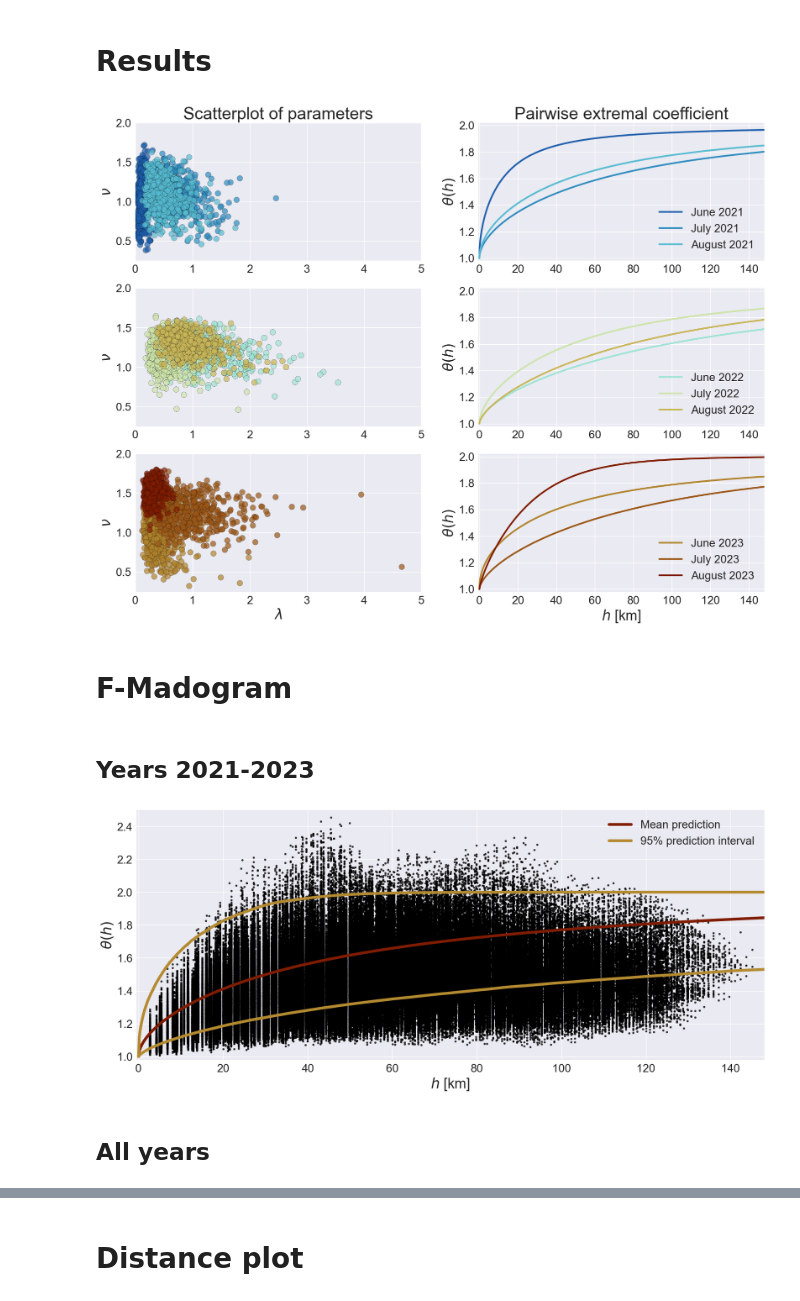
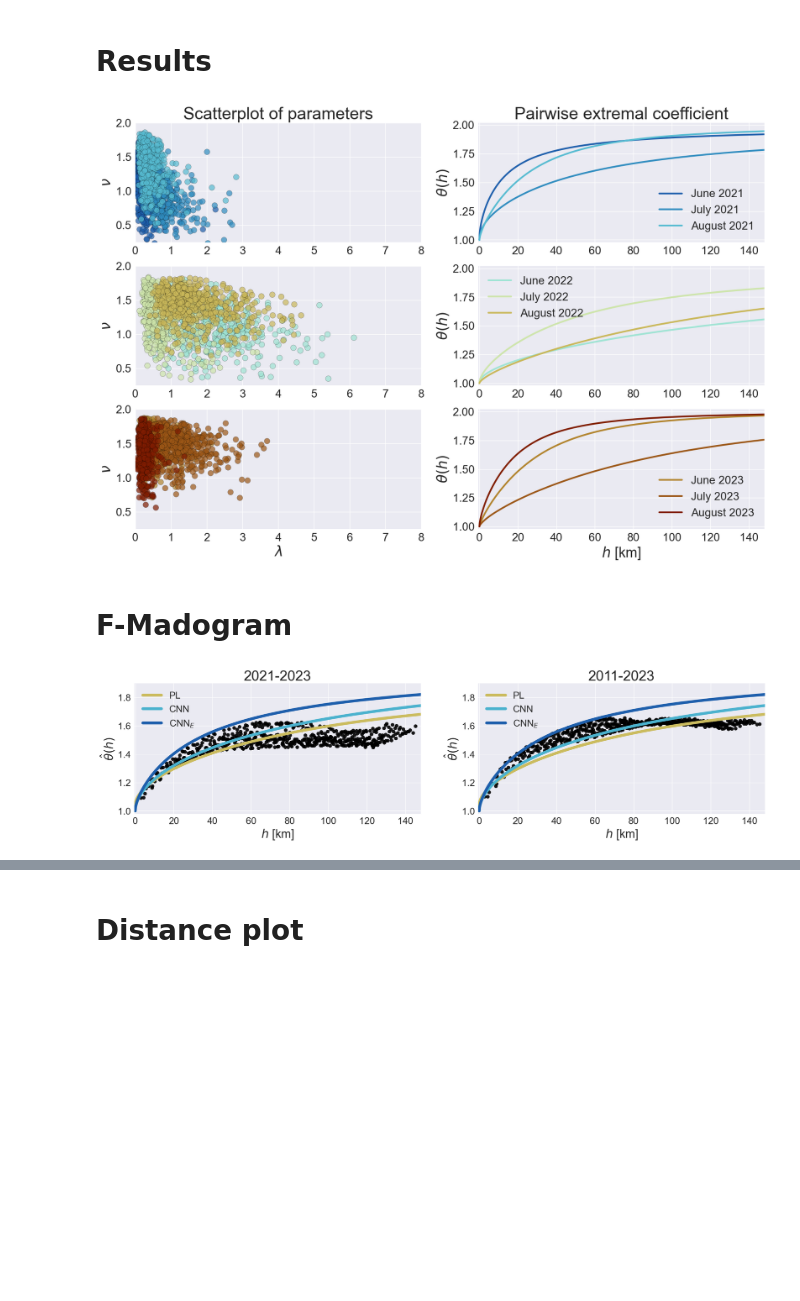
Before and after one commit to cbuelt/thesis, a Jupyter notebook: application/plots.ipynb, the cells around one changed output, grey strips where cells are left out. Cells and saved outputs as stored; diff of their text form; code cells hidden in the pictures; blank space fills up the shorter version.

```diff
--- a/application/plots.ipynb
+++ b/application/plots.ipynb
@@ -115,23 +116,3 @@ axs.yaxis.tick_right()
 plt.savefig(plot_path + f"precipitation_ts.pdf", bbox_inches = "tight")
 # %% [output]
 [figure]
-# %%
-years = data_monthly.time.dt.year
-months = data_monthly.time.dt.month
-
-temp = data_monthly.values.reshape((12,-1), order = "F")
-
-fig, axs = plt.subplots(figsize = (15,6))
-
-pcm = axs.pcolormesh(np.unique(years), np.arange(12)+1, temp, cmap="cmc.lajolla")
-cb = fig.colorbar(pcm, ax=axs)
-cb.set_label(label="Total precipitation [mm]",size=legendsize)
-cb.ax.tick_params(labelsize=ticksize)
-# Invert the vertical axis
-axs.set_ylim(12, 1)
-# Set tick positions for both axes
-axs.yaxis.set_ticks([i for i in range(1, 13)])
-axs.yaxis.set_tick_params(length=0, labelsize = ticksize)
-axs.xaxis.set_tick_params(length=0, labelsize = ticksize)
-
-plt.savefig(plot_path + f"precipitation_heatmap.png", bbox_inches = "tight")
@@ -216,35 +195,35 @@ labels = ["June 2021", "July 2021", "August 2021", "June 2022", "July 2022", "Au
 # %%
 h = np.linspace(0,3.7,1000)
 h_plot = h *40
 
-fig, axs = plt.subplots(3,2, figsize = (20,15))
+fig, axs = plt.subplots(3,2, figsize = (20,13))
 
 for j in range(3):
     for i in range((j*3), (j+1)*3):
         # Scatter plot
         axs[j,0].scatter(x = cnn_es[i,0], y = cnn_es[i,1], s = 100, edgecolor = "black", color = colors[i], label = labels[i], alpha = 0.7)
         axs[j,0].set_ylabel(r"$\nu$", fontsize = axsize)
         axs[j,0].tick_params(axis='both', labelsize=ticksize)
-        axs[j,0].set_xlim([0,5])
+        axs[j,0].set_xlim([0,8])
         axs[j,0].set_ylim([0.25,2])
         #axs[j,0].legend(fontsize = legendsize)
 
 
         # Extremal coefficient
         axs[j,1].plot(h_plot, sample_extremal_coefficient(h, model, cnn_es[i,0], cnn_es[i,1]), lw = 3, label = labels[i], color = colors[i])
         axs[j,1].set_ylabel(r"$\theta(h)$", fontsize = axsize)
         axs[j,1].tick_params(axis='both', labelsize=ticksize)
         axs[j,1].legend(fontsize = legendsize)
         axs[j,1].set_ylim([0.98,2.02])
         axs[j,1].set_xlim([-0.5,148])
 
 axs[0,0].set_title("Scatterplot of parameters", fontsize = titlesize)
 axs[0,1].set_title("Pairwise extremal coefficient", fontsize = titlesize)
 axs[2,0].set_xlabel(r"$\lambda$", fontsize = axsize)
 axs[2,1].set_xlabel(r"$h$ [km]", fontsize = axsize)
 
-plt.savefig(plot_path + f"cnn_es_estimate.pdf", bbox_inches = "tight")
+plt.savefig(plot_path + f"cnn_es_estimate_{model}.pdf", bbox_inches = "tight")
 # %% [output]
-[figure, old version]
+[figure, new version]
 # %% [markdown]
 # F-Madogram
@@ -265,6 +250,4 @@ grid = xr.open_dataset("../../data/application/" + "grid.nc").grid.data
 #Test
 data_madogram_full = data_full.pr.data.reshape((data_full.time.shape[0], -1))
 data_madogram_new = data_new.pr.data.reshape((data_new.time.shape[0], -1))
-# %% [markdown]
-## Years 2021-2023
 # %%
@@ -281,26 +285,30 @@ for i in range(899):
 # %%
 h = np.linspace(0,3.7,1000)
 h_plot = h * 40
-fig, axs = plt.subplots( figsize = (20,8))
+results = [bin_means, bin_means_full]
+fig, axs = plt.subplots(1, 2, figsize = (24,5))
+for i, bin in enumerate(results):
+    axs[i].scatter(bins*40, bin, color = "black", s = 55, alpha = 0.9)
 
-axs.scatter(result[:,0]*40, result[:,1], alpha = 0.8, color = "black", s = 12)
+    axs[i].plot(h_plot, sample_extremal_coefficient(h, model, pl[:,0].flatten(), pl[:,1].flatten()), lw = 6, color = cmap(0.65), label = "PL")
+    axs[i].plot(h_plot, sample_extremal_coefficient(h, model, cnn[:,0].flatten(), cnn[:,1].flatten()), lw = 6, color = cmap(0.3), label = "CNN")
+    #CNN ES
+    axs[i].plot(h_plot, sample_extremal_coefficient(h, model, cnn_es[:,0].flatten(), cnn_es[:,1].flatten()), lw = 6, color = cmap(0.1), label = r"CNN$_E$")
+    #quantiles = np.quantile(sample_extremal_coefficient(h, model, cnn_es[:,0].flatten(), cnn_es[:,1].flatten(),  mean = False), q = [0.025,0.975], axis = 0)
 
+    #axs.plot(h_plot, quantiles[0], color = cmap(0.75), lw = 5, label = "95% prediction interval")
+    #axs.plot(h_plot, quantiles[1], color = cmap(0.75), lw = 5)
 
-axs.plot(h_plot, sample_extremal_coefficient(h, model, cnn_es[:,0].flatten(), cnn_es[:,1].flatten()), lw = 5, color = cmap(0.99), label = "Mean prediction")
-quantiles = np.quantile(sample_extremal_coefficient(h, model, cnn_es[:,0].flatten(), cnn_es[:,1].flatten(),  mean = False), q = [0.025,0.975], axis = 0)
+    axs[i].set_ylim([0.98,1.9])
+    axs[i].set_xlim([-0.5, 148])
+    axs[i].tick_params(axis='both', labelsize=ticksize)
+    axs[i].set_ylabel(r"$\hat{\theta}(h)$", fontsize = axsize)
+    axs[i].set_xlabel(r"$h$ [km]", fontsize = axsize)
+    axs[i].legend(fontsize = legendsize, loc = "best")
 
-axs.plot(h_plot, quantiles[0], color = cmap(0.75), lw = 5, label = "95% prediction interval")
-axs.plot(h_plot, quantiles[1], color = cmap(0.75), lw = 5)
+axs[0].set_title("2021-2023", fontsize = titlesize)
+axs[1].set_title("2011-2023", fontsize = titlesize)
 
-axs.set_ylim([0.98,2.5])
-axs.set_xlim([-0.5, 148])
-axs.tick_params(axis='both', labelsize=ticksize)
-axs.set_ylabel(r"$\theta(h)$", fontsize = axsize)
-axs.set_xlabel(r"$h$ [km]", fontsize = axsize)
-axs.legend(fontsize = legendsize, loc = "best")
-
-plt.savefig(plot_path + f"madogram_estimate_new.png", bbox_inches = "tight")
+plt.savefig(plot_path + f"madogram_estimate_{model}.png", bbox_inches = "tight")
 # %% [output]
-[figure, old version]
+[figure, new version]
-# %% [markdown]
-## All years
```
Also changed, not shown: parts of 14 cells of this notebook, 5 other files.
